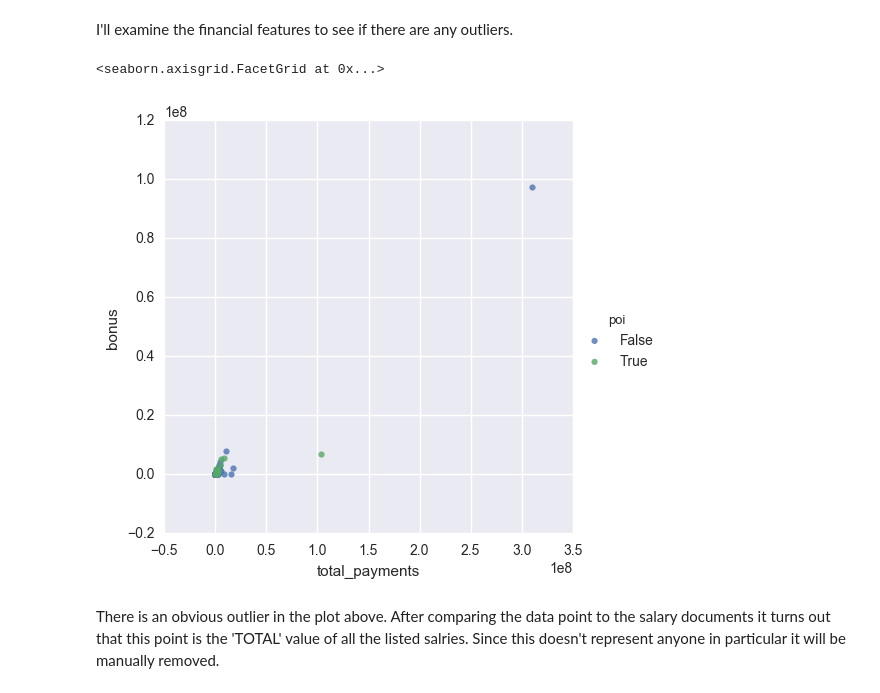
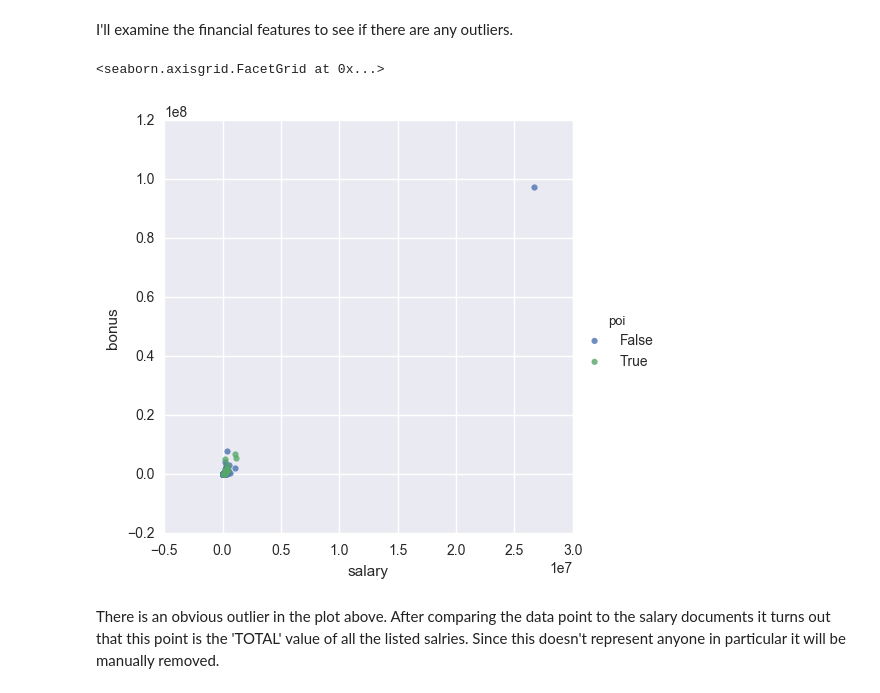
Before and after one commit to sian-nadin/enron_fraud, a Jupyter notebook: Enron Fraud.ipynb, the cells around one changed output. Saved outputs shown, nothing was run; the diff lists cells and outputs as text; code cells hidden in the pictures.

```diff
--- a/Enron Fraud.ipynb
+++ b/Enron Fraud.ipynb
@@ -87,13 +91,13 @@ df.head()
 # %% [markdown]
 I'll examine the financial features to see if there are any outliers.
 # %%
-sns.lmplot('total_payments', 'bonus',
+sns.lmplot('salary', 'bonus',
            data=df,
            fit_reg=False,
            hue='poi')
 # %% [output]
 <seaborn.axisgrid.FacetGrid at 0x...>
-[figure, old version]
+[figure, new version]
 # %% [markdown]
 There is an obvious outlier in the plot above. After comparing the data point to the salary documents it turns out that this point is the 'TOTAL' value of all the listed salries. Since this doesn't represent anyone in particular it will be manually removed.
 # %%
```
Also changed, not shown: parts of 24 cells of this notebook.
